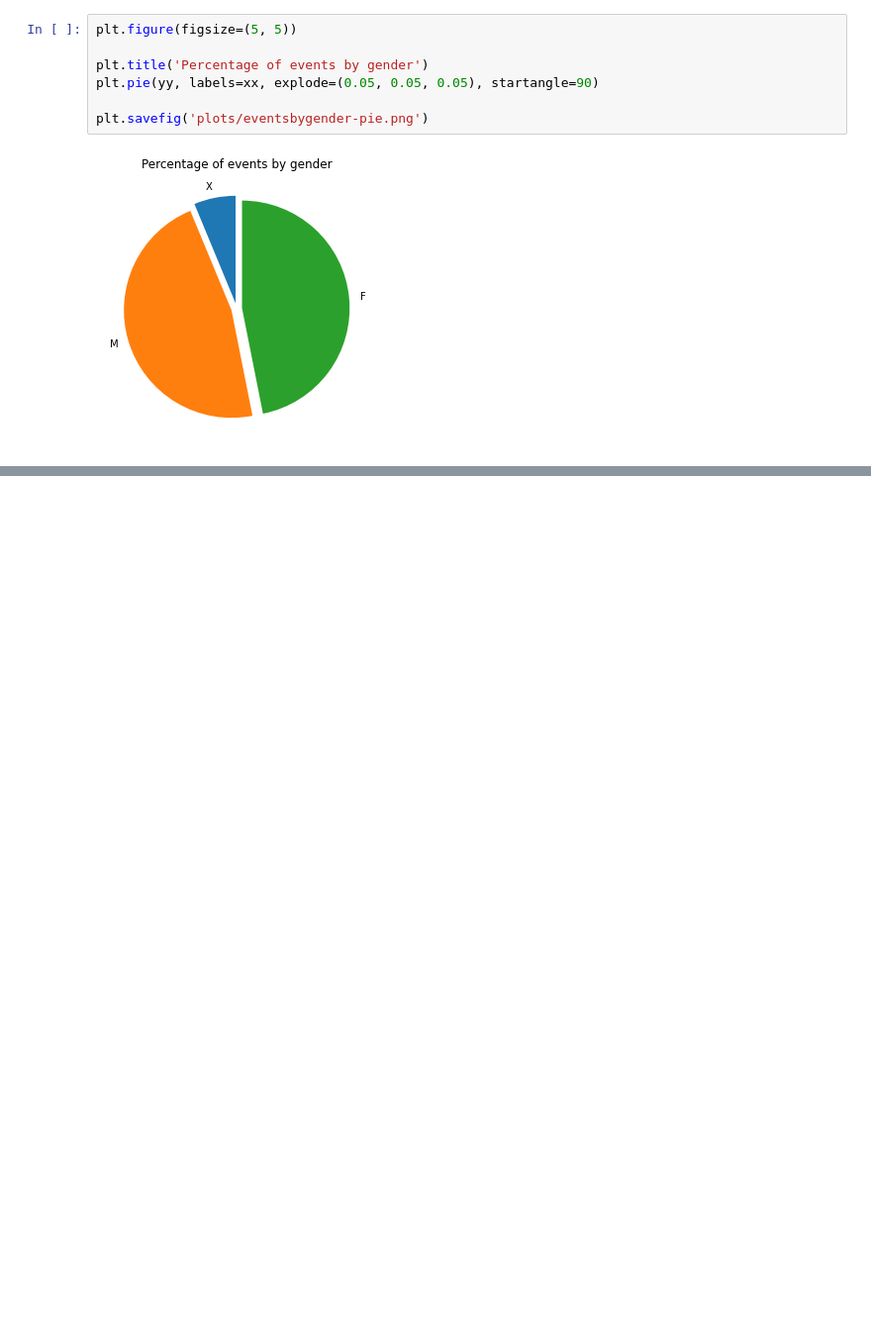
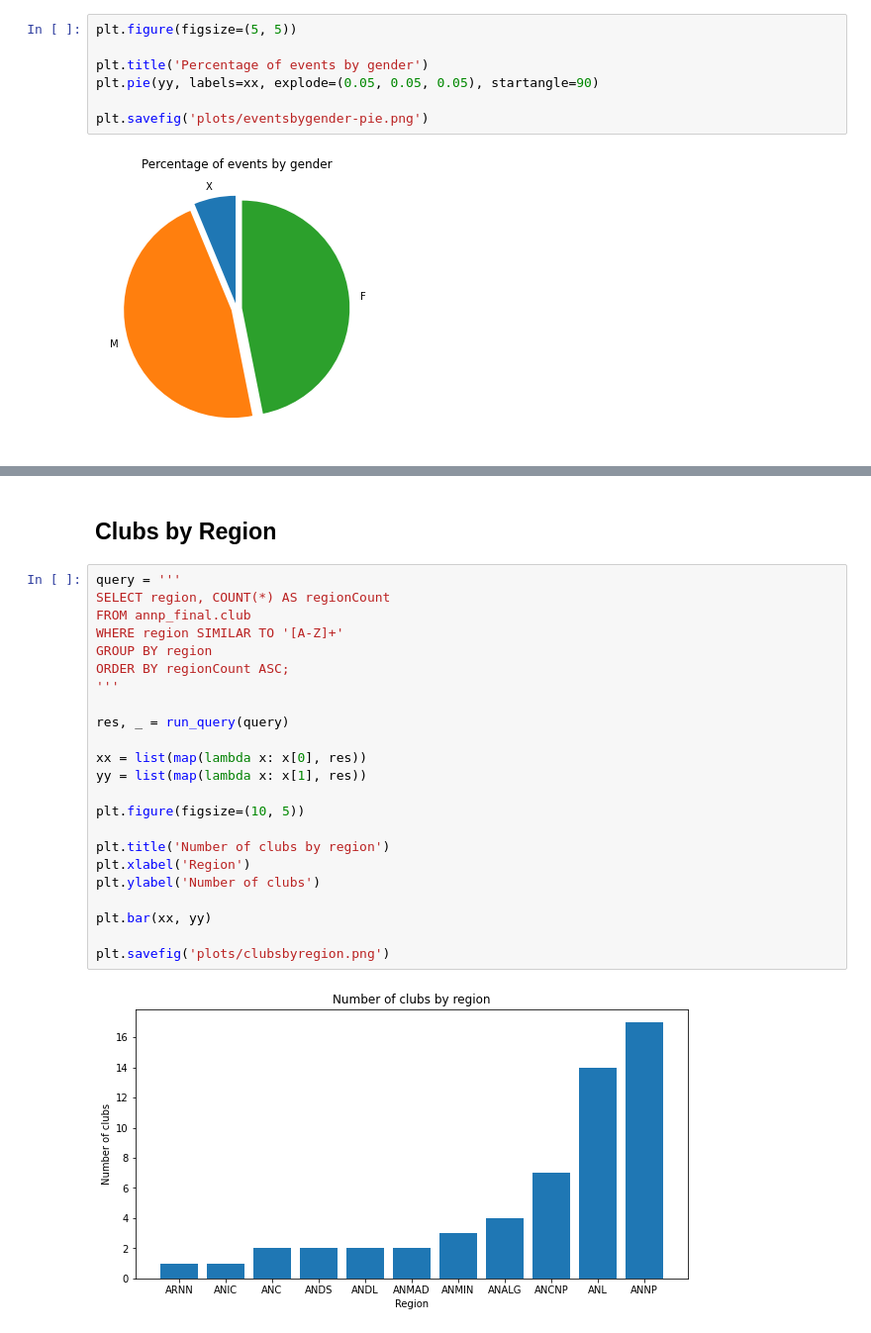
Before and after one commit to ruipedro16/TABD, a Jupyter notebook: queries.ipynb, the cells around one changed output, grey strips where cells are left out. Shown at 99% size. Cells and saved outputs as stored; diff of their text form; blank space fills up the shorter version.

```diff
--- a/queries.ipynb
+++ b/queries.ipynb
@@ -168,0 +205,27 @@ plt.savefig('plots/eventsbygender-pie.png')
+# %% [markdown]
+## Clubs by Region
+# %%
+query = '''
+SELECT region, COUNT(*) AS regionCount
+FROM annp_final.club
+WHERE region SIMILAR TO '[A-Z]+'
+GROUP BY region
+ORDER BY regionCount ASC;
+'''
+
+res, _ = run_query(query)
+
+xx = list(map(lambda x: x[0], res))
+yy = list(map(lambda x: x[1], res))
+
+plt.figure(figsize=(10, 5))
+
+plt.title('Number of clubs by region')
+plt.xlabel('Region')
+plt.ylabel('Number of clubs')
+
+plt.bar(xx, yy)
+
+plt.savefig('plots/clubsbyregion.png')
+# %% [output]
+[figure, added]
```
Also changed, not shown: parts of 5 cells of this notebook, 12 other files.
